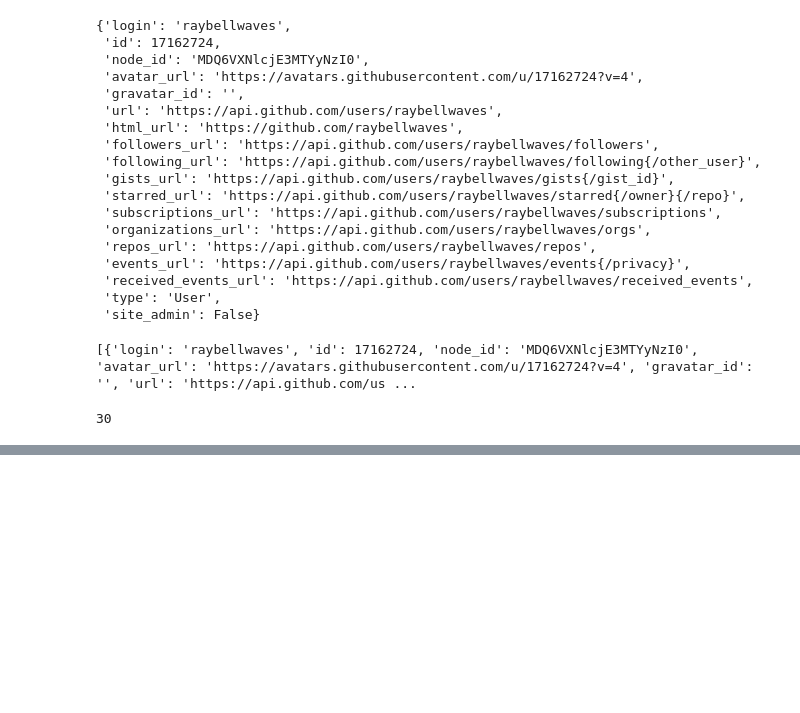
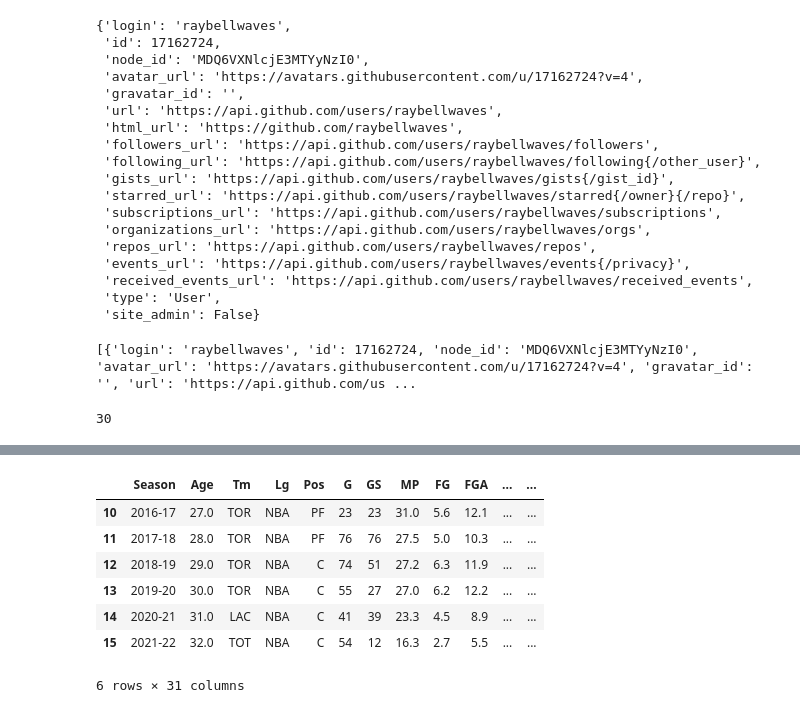
Before and after one commit to DeepjyotiBhattacharjee/pandas-revision, a Jupyter notebook: pandas_1.ipynb, the cells around one changed output, grey strips where cells are left out. Drawn from its saved outputs; the diff is of its cells as text; code cells hidden in the pictures; blank space fills up the shorter version.

```diff
--- a/pandas_1.ipynb
+++ b/pandas_1.ipynb
@@ -439,0 +463,3 @@ data
+# %%
+form_file = pd.read_csv("test.csv")
+form_file
@@ -439,0 +491,4 @@ data
+# %%
+h5_data = pd.HDFStore("test.h5")
+# %%
+h5_data['obj1'] = form_file
@@ -439,0 +526,11 @@ data
+# %%
+h5_data.select('obj2',where=['index >=10 and index <=15'])
+# %% [output]
+|  | Season | Age | Tm | Lg | Pos | G | GS | MP | FG | FGA | ... | ... |
+| 10 | 2016-17 | 27.0 | TOR | NBA | PF | 23 | 23 | 31.0 | 5.6 | 12.1 | ... | ... |
+| 11 | 2017-18 | 28.0 | TOR | NBA | PF | 76 | 76 | 27.5 | 5.0 | 10.3 | ... | ... |
+| 12 | 2018-19 | 29.0 | TOR | NBA | C | 74 | 51 | 27.2 | 6.3 | 11.9 | ... | ... |
+| 13 | 2019-20 | 30.0 | TOR | NBA | C | 55 | 27 | 27.0 | 6.2 | 12.2 | ... | ... |
+| 14 | 2020-21 | 31.0 | LAC | NBA | C | 41 | 39 | 23.3 | 4.5 | 8.9 | ... | ... |
+| 15 | 2021-22 | 32.0 | TOT | NBA | C | 54 | 12 | 16.3 | 2.7 | 5.5 | ... | ... |
+6 rows × 31 columns
```
Also changed, not shown: parts of 74 cells of this notebook, 3 other files.
